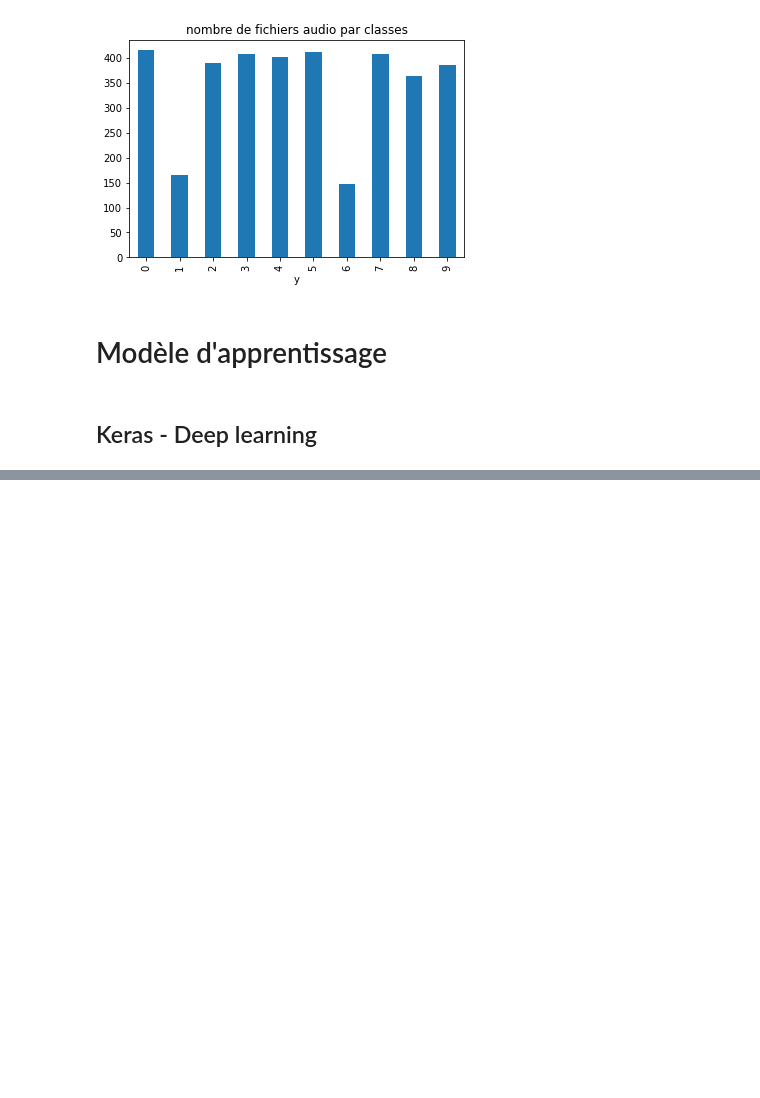
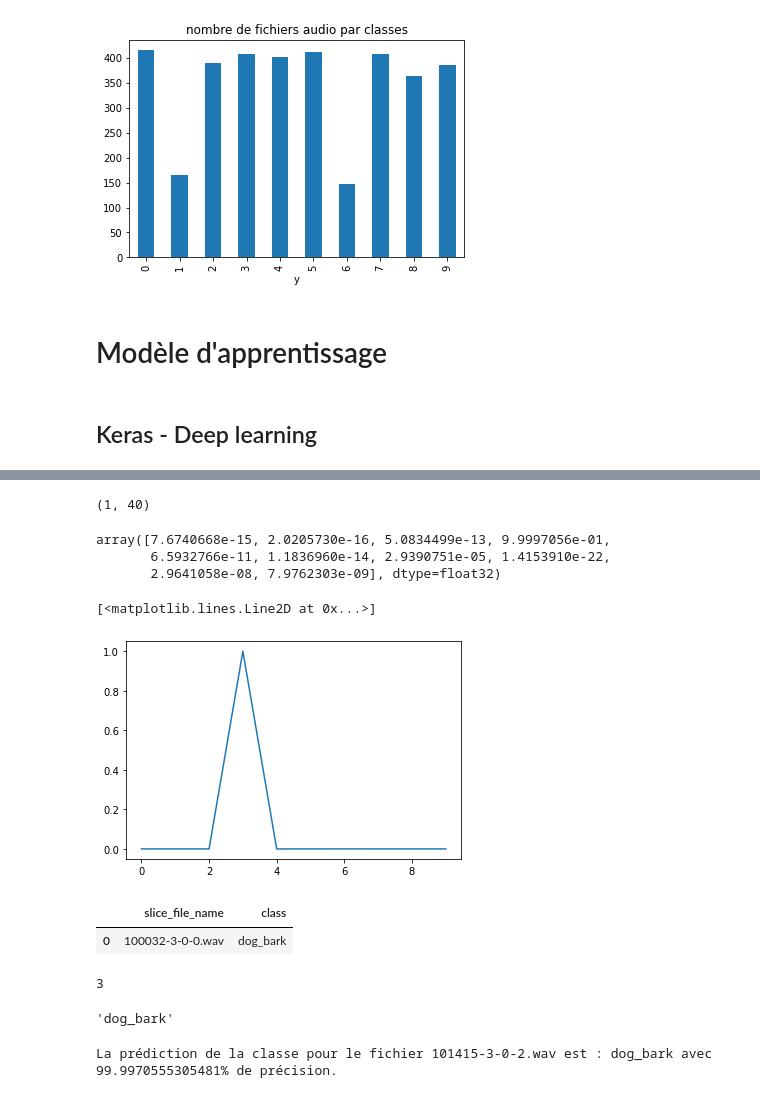
Before and after one commit to Alexandre-Lin/birds, a Jupyter notebook: notebooks/urbansound8k_analysis.ipynb, the cells around one changed output, grey strips where cells are left out. Drawn from its saved outputs; the diff is of its cells as text; code cells hidden in the pictures; blank space fills up the shorter version.

Commit message:
ajout de la partie prédiction

```diff
--- a/notebooks/urbansound8k_analysis.ipynb
+++ b/notebooks/urbansound8k_analysis.ipynb
@@ -299,0 +334,3 @@ plt.show()
+# %%
+test_sound_path = [*Path('../data').rglob(test_sound)][0]
+test_sound_path
@@ -299,0 +339,3 @@ plt.show()
+# %%
+test_sound_features = extract_features(test_sound_path)
+test_sound_features
@@ -299,0 +354,23 @@ plt.show()
+# %%
+test_sound_features = test_sound_features.reshape(1, 40)
+test_sound_features.shape
+# %% [output]
+(1, 40)
+# %%
+prediction = model.predict(test_sound_features)[0]
+prediction
+# %% [output]
+array([7.6740668e-15, 2.0205730e-16, 5.0834499e-13, 9.9997056e-01,
+       6.5932766e-11, 1.1836960e-14, 2.9390751e-05, 1.4153910e-22,
+       2.9641058e-08, 7.9762303e-09], dtype=float32)
+# %%
+plt.plot(prediction)
+# %% [output]
+[<matplotlib.lines.Line2D at 0x...>]
+[figure, added]
+# %%
+labels_class = labels.reset_index()
+labels_class.loc[labels_class['slice_file_name']=='100032-3-0-0.wav']
+# %% [output]
+|  | slice_file_name | class |
+| 0 | 100032-3-0-0.wav | dog_bark |
@@ -299,0 +379,14 @@ plt.show()
+# %%
+predicted_classe_index = np.argmax(prediction)
+predicted_classe_index
+# %% [output]
+3
+# %%
+predicted_classe = classes[predicted_classe_index]
+predicted_classe
+# %% [output]
+'dog_bark'
+# %%
+print(f'La prédiction de la classe pour le fichier {test_sound} est : {predicted_classe} avec {prediction[predicted_classe_index]*100}% de précision.')
+# %% [output]
+La prédiction de la classe pour le fichier 101415-3-0-2.wav est : dog_bark avec 99.9970555305481% de précision.
```
Also changed, not shown: parts of 14 cells of this notebook.
